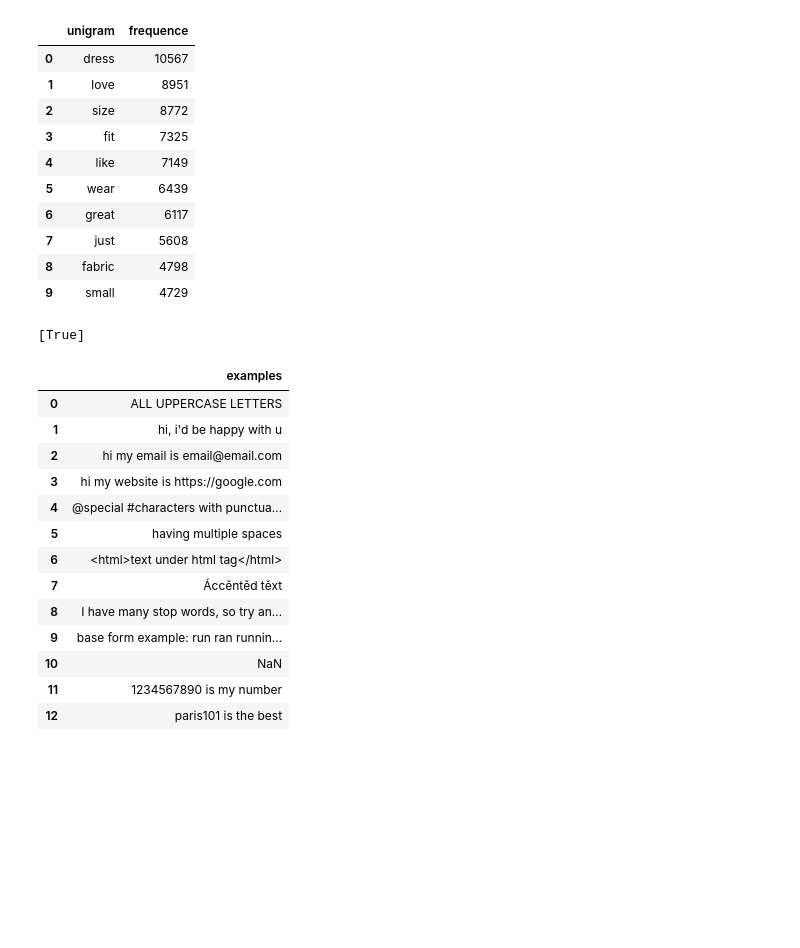
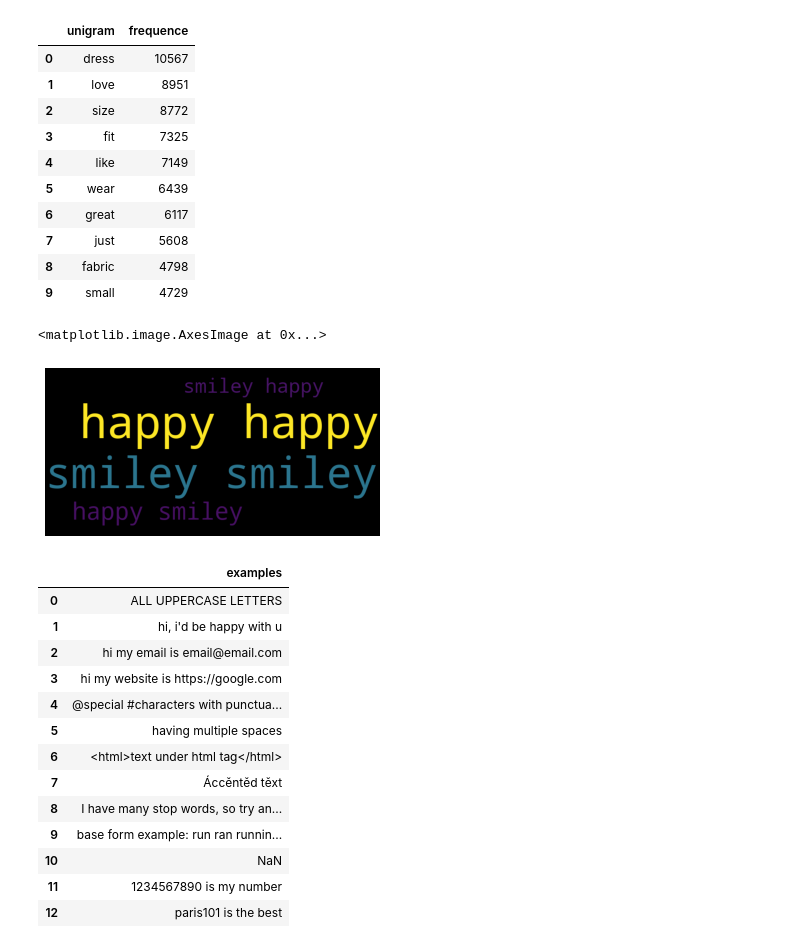
Before and after one commit to Elysian01/Data-Purifier, a Jupyter notebook: test.ipynb, the cells around one changed output. Cells and saved outputs as stored; diff of their text form; code cells hidden in the pictures; blank space fills up the shorter version.

Commit message:
wordcloud completed

```diff
--- a/test.ipynb
+++ b/test.ipynb
@@ -67,10 +67,21 @@ eda.unigram_df
 | 7 | just | 5608 |
 | 8 | fabric | 4798 |
 | 9 | small | 4729 |
-# %%
-l
-# %% [output]
-[True]
+# %%
+x = """happy happy happy happy happy happy happy happy happy happy
+smiley smiley smiley smiley smiley smiley smiley smiley smiley smiley
+happy happy happy happy happy happy happy happy happy happy
+smiley smiley smiley smiley smiley smiley smiley smiley smiley smiley
+happy happy happy happy happy happy happy happy happy happy
+smiley smiley smiley smiley smiley smiley smiley smiley smiley smiley"""
+
+from wordcloud import WordCloud
+wc = WordCloud(width=800, height=400).generate(x)
+plt.axis("off")
+plt.imshow(wc)
+# %% [output]
+<matplotlib.image.AxesImage at 0x...>
+[figure, added]
 # %%
 data = { "examples": ["ALL UPPERCASE LETTERS","hi, i'd be happy with u", "hi my email is email@email.com",
                      "hi my website is https://google.com", "@special #characters with punctuations! ?",
```
Also changed, not shown: parts of 1 cell of this notebook, 3 other files.
